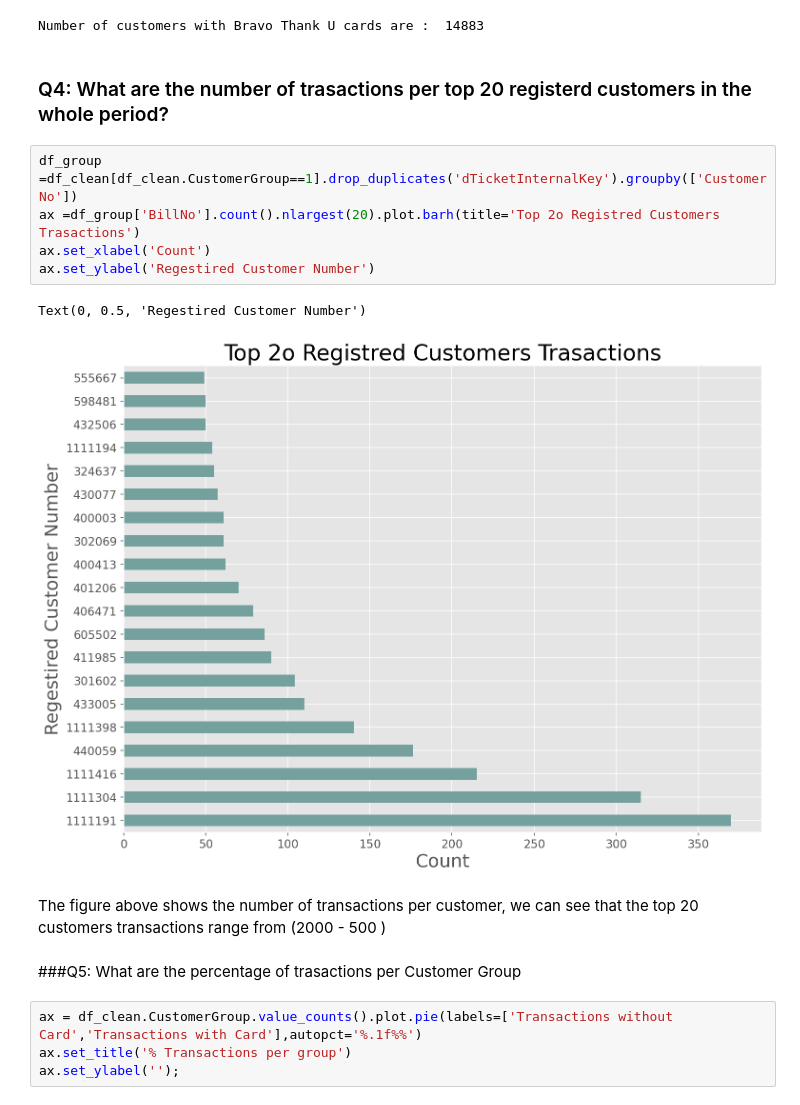
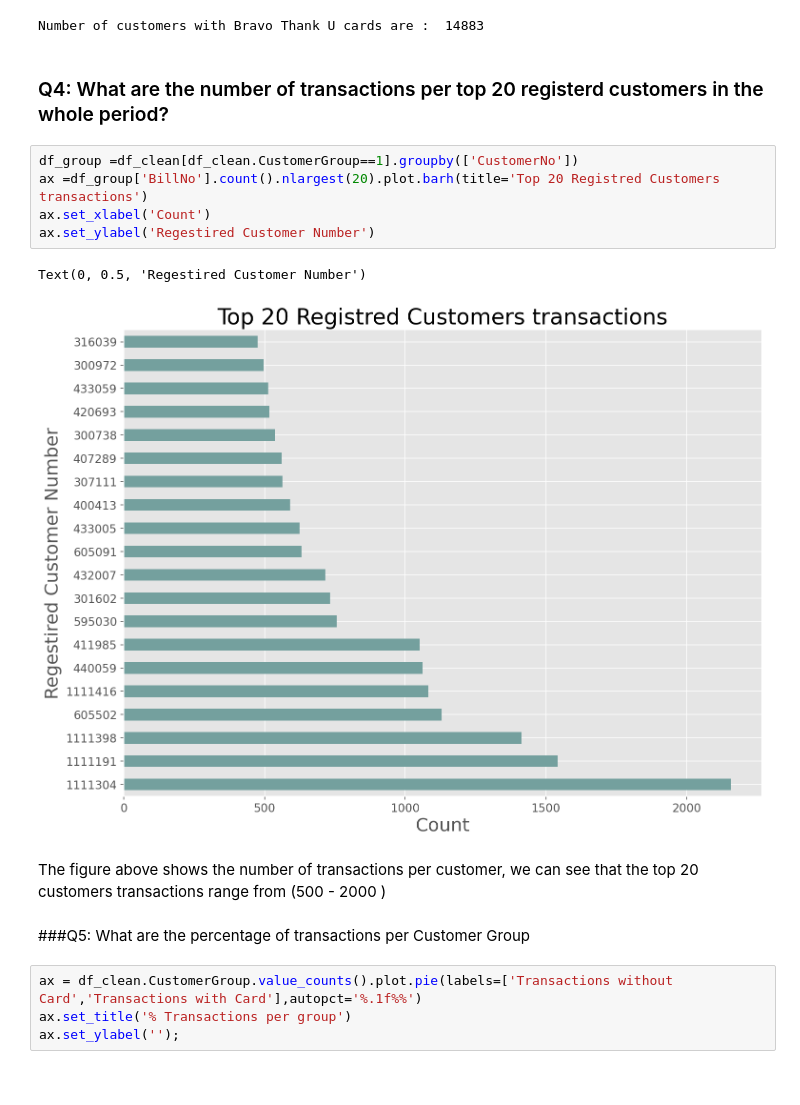
Before and after one commit to POS-Cross/Bravo-EDA, a Jupyter notebook: Bravo_EDA.ipynb, the cells around one changed output. Saved outputs shown, nothing was run; the diff lists cells and outputs as text.

```diff
--- a/Bravo_EDA.ipynb
+++ b/Bravo_EDA.ipynb
@@ -419,19 +427,19 @@ print('Number of customers with Bravo Thank U cards are : ' ,customers_reg_num)
 # %% [output]
 Number of customers with Bravo Thank U cards are :  14883
 # %% [markdown]
-### Q4: What are the number of trasactions per top 20 registerd customers in the whole period?
+### Q4: What are the number of transactions per top 20 registerd customers in the whole period?
 # %%
-df_group =df_clean[df_clean.CustomerGroup==1].drop_duplicates('dTicketInternalKey').groupby(['CustomerNo'])
-ax =df_group['BillNo'].count().nlargest(20).plot.barh(title='Top 2o Registred Customers Trasactions')
+df_group =df_clean[df_clean.CustomerGroup==1].groupby(['CustomerNo'])
+ax =df_group['BillNo'].count().nlargest(20).plot.barh(title='Top 20 Registred Customers transactions')
 ax.set_xlabel('Count')
 ax.set_ylabel('Regestired Customer Number')
 # %% [output]
 Text(0, 0.5, 'Regestired Customer Number')
-[figure, old version]
+[figure, new version]
 # %% [markdown]
-The figure above shows the number of transactions per customer, we can see that the top 20 customers transactions range from (2000 - 500 )
+The figure above shows the number of transactions per customer, we can see that the top 20 customers transactions range from (500  - 2000 )
 # %% [markdown]
-###Q5: What are the percentage of trasactions per Customer Group
+###Q5: What are the percentage of transactions per Customer Group
 # %%
 ax = df_clean.CustomerGroup.value_counts().plot.pie(labels=['Transactions without Card','Transactions with Card'],autopct='%.1f%%')
 ax.set_title('% Transactions per group')
```
Also changed, not shown: parts of 25 cells of this notebook.
